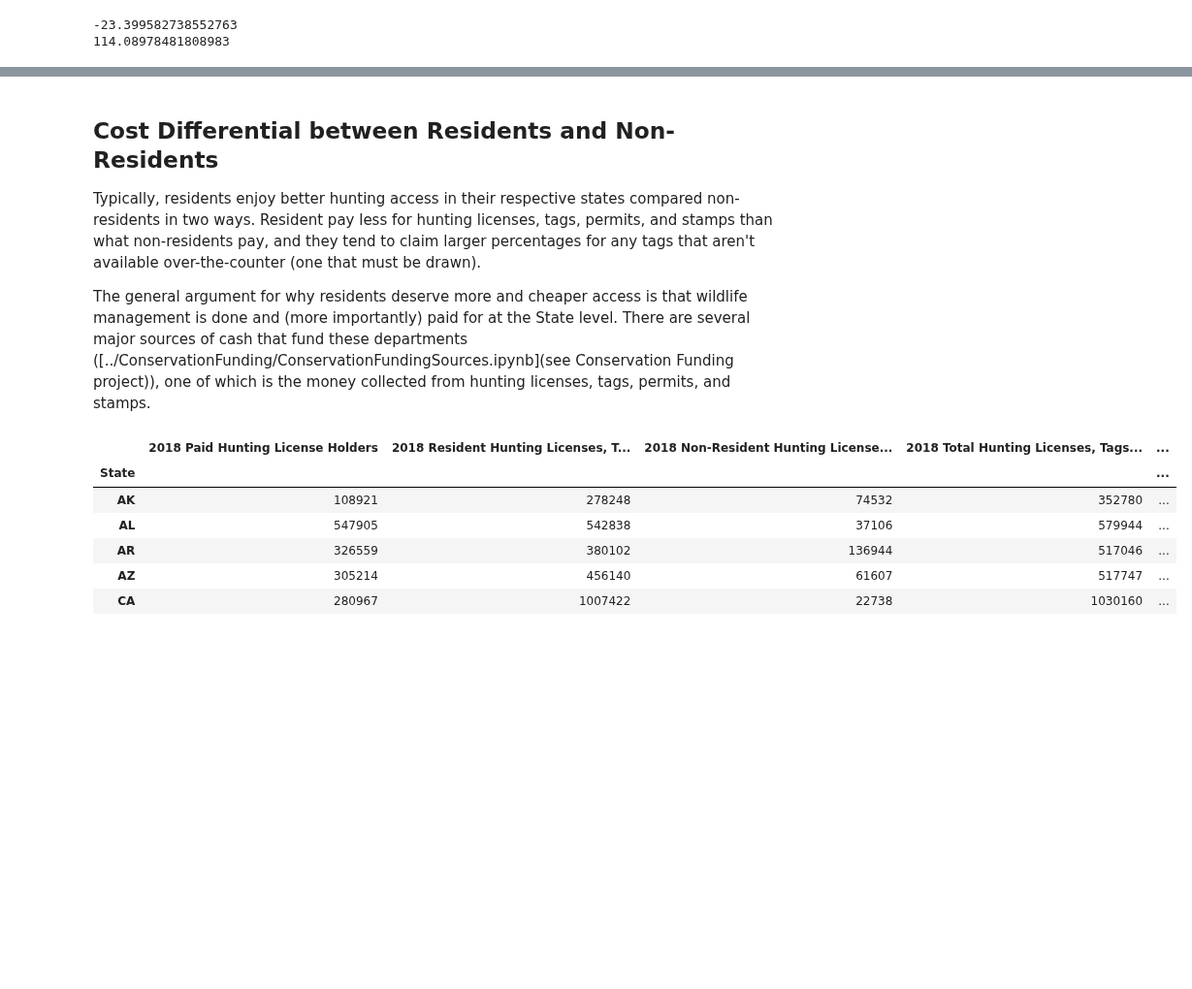
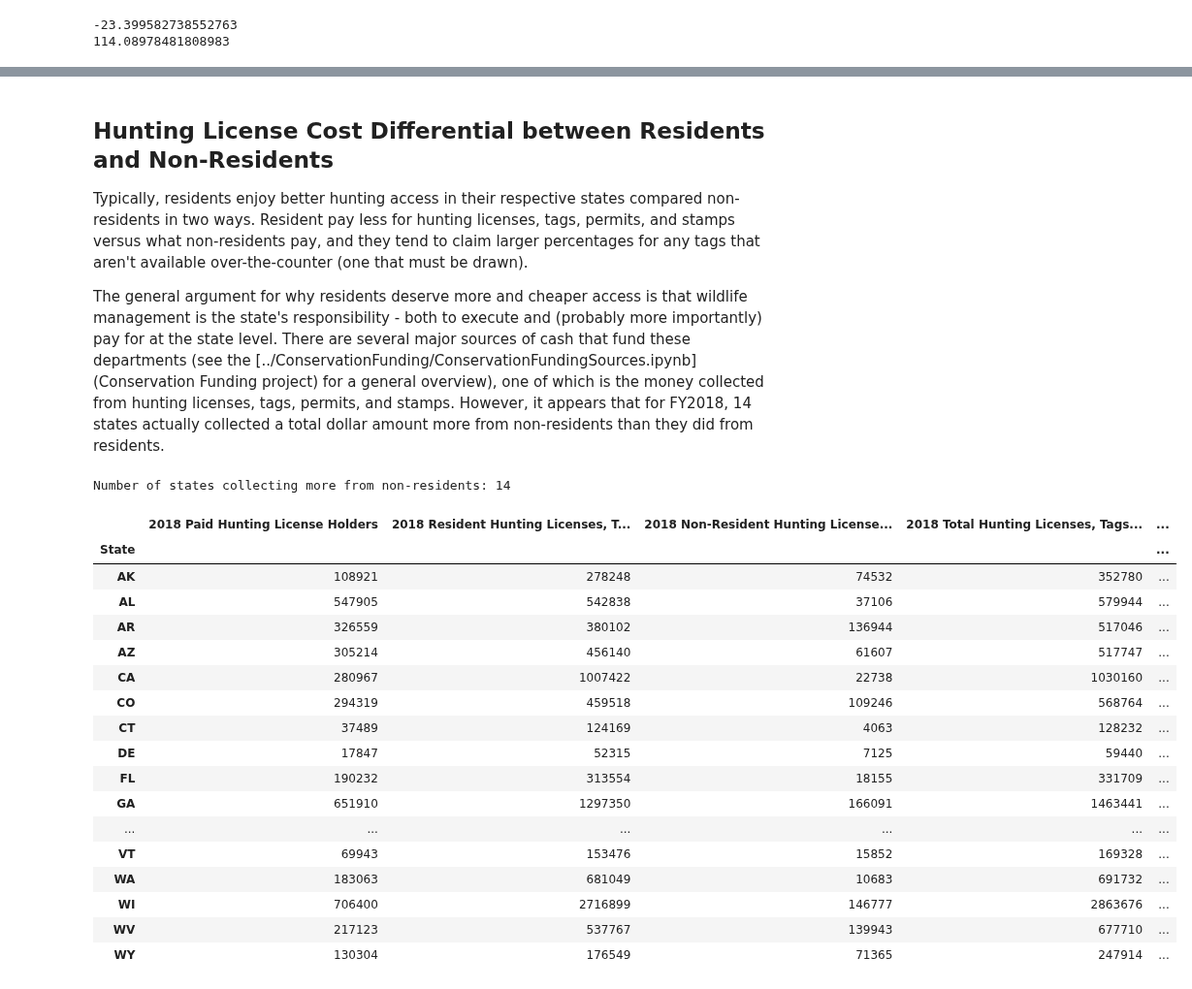
Before and after one commit to HKuz/DSforC, a Jupyter notebook: Participation/HunterParticipation.ipynb, the cells around one changed output, grey strips where cells are left out. Shown at 97% size. Cells and saved outputs as stored; diff of their text form; code cells hidden in the pictures; blank space fills up the shorter version.

Commit message:
Add negative state calc for residents vs non-residents

```diff
--- a/Participation/HunterParticipation.ipynb
+++ b/Participation/HunterParticipation.ipynb
@@ -114,22 +114,36 @@ m
 # %% [output]
 [interactive output not drawn]
 # %% [markdown]
-## Cost Differential between Residents and Non-Residents
+## Hunting License Cost Differential between Residents and Non-Residents
 
-Typically, residents enjoy better hunting access in their respective states compared non-residents in two ways. Resident pay less for hunting licenses, tags, permits, and stamps than what non-residents pay, and they tend to claim larger percentages for any tags that aren't available over-the-counter (one that must be drawn).
+Typically, residents enjoy better hunting access in their respective states compared non-residents in two ways. Resident pay less for hunting licenses, tags, permits, and stamps versus what non-residents pay, and they tend to claim larger percentages for any tags that aren't available over-the-counter (one that must be drawn).
 
-The general argument for why residents deserve more and cheaper access is that wildlife management is done and (more importantly) paid for at the State level. There are several major sources of cash that fund these departments ([../ConservationFunding/ConservationFundingSources.ipynb](see Conservation Funding project)), one of which is the money collected from hunting licenses, tags, permits, and stamps.
+The general argument for why residents deserve more and cheaper access is that wildlife management is the state's responsibility - both to execute and (probably more importantly) pay for at the state level. There are several major sources of cash that fund these departments (see the [../ConservationFunding/ConservationFundingSources.ipynb](Conservation Funding project) for a general overview), one of which is the money collected from hunting licenses, tags, permits, and stamps. However, it appears that for FY2018, 14 states actually collected a total dollar amount more from non-residents than they did from residents.
 # %%
 # Get 2018 Data
 data_2018 = pd.read_excel(excel_path,
                           sheet_name='2018-Full',
                           index_col=index_col)
-data_2018.head()
+neg_states = len(data_2018[data_2018['Non-resident Cost Factor'] < 0])
+print('Number of states collecting more from non-residents: {}'.format(neg_states))
+data_2018
 # %% [output]
+Number of states collecting more from non-residents: 14
 |  | 2018 Paid Hunting License Holders | 2018 Resident Hunting Licenses, T... | 2018 Non-Resident Hunting License... | 2018 Total Hunting Licenses, Tags... | ... |
 | State |  |  |  |  | ... |
 | AK | 108921 | 278248 | 74532 | 352780 | ... |
 | AL | 547905 | 542838 | 37106 | 579944 | ... |
 | AR | 326559 | 380102 | 136944 | 517046 | ... |
 | AZ | 305214 | 456140 | 61607 | 517747 | ... |
 | CA | 280967 | 1007422 | 22738 | 1030160 | ... |
+| CO | 294319 | 459518 | 109246 | 568764 | ... |
+| CT | 37489 | 124169 | 4063 | 128232 | ... |
+| DE | 17847 | 52315 | 7125 | 59440 | ... |
+| FL | 190232 | 313554 | 18155 | 331709 | ... |
+| GA | 651910 | 1297350 | 166091 | 1463441 | ... |
+| ... | ... | ... | ... | ... | ... |
+| VT | 69943 | 153476 | 15852 | 169328 | ... |
+| WA | 183063 | 681049 | 10683 | 691732 | ... |
+| WI | 706400 | 2716899 | 146777 | 2863676 | ... |
+| WV | 217123 | 537767 | 139943 | 677710 | ... |
+| WY | 130304 | 176549 | 71365 | 247914 | ... |
```
